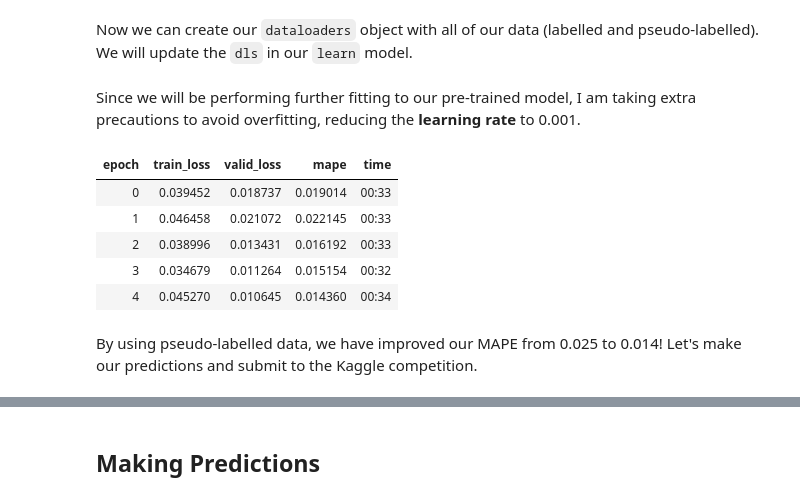
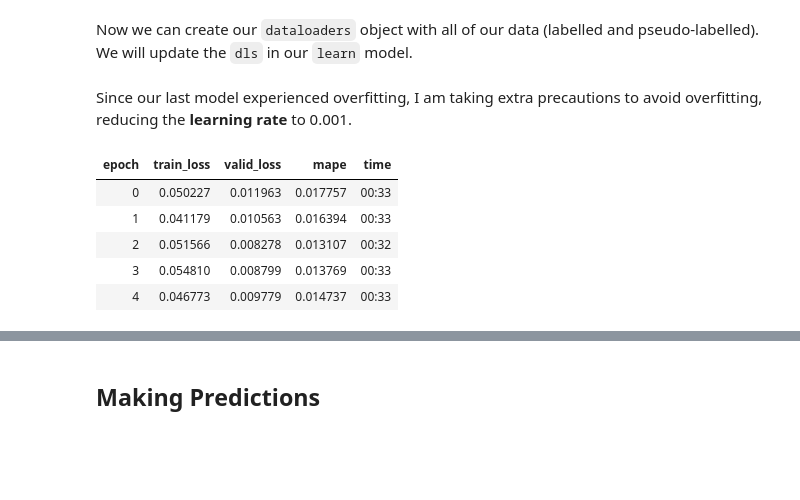
Before and after one commit to frank-895/machine_learning_journey, a Jupyter notebook: predict_sticker_sales/sticker_sales.ipynb, the cells around one changed output, grey strips where cells are left out. Cells and saved outputs as stored; diff of their text form; code cells hidden in the pictures; blank space fills up the shorter version.

Commit message:
Added weight decay to the model.

```diff
--- a/predict_sticker_sales/sticker_sales.ipynb
+++ b/predict_sticker_sales/sticker_sales.ipynb
@@ -429,17 +431,15 @@ dls_combined = TabularPandas(
     y_names='num_sold'
 ).dataloaders(path='.')
 
-learn.dls = dls_combined
+learn = tabular_learner(dls_combined, metrics=[mape])
 # %% [markdown]
-Since we will be performing further fitting to our pre-trained model, I am taking extra precautions to avoid overfitting, reducing the **learning rate** to 0.001.
+Since our last model experienced overfitting, I am taking extra precautions to avoid overfitting, reducing the **learning rate** to 0.001.
 # %%
-learn.fit(5, 0.001)
+learn.fit(5, 0.001, wd=0.01)
 # %% [output]
 | epoch | train_loss | valid_loss | mape | time |
-| 0 | 0.039452 | 0.018737 | 0.019014 | 00:33 |
-| 1 | 0.046458 | 0.021072 | 0.022145 | 00:33 |
-| 2 | 0.038996 | 0.013431 | 0.016192 | 00:33 |
-| 3 | 0.034679 | 0.011264 | 0.015154 | 00:32 |
-| 4 | 0.045270 | 0.010645 | 0.014360 | 00:34 |
+| 0 | 0.050227 | 0.011963 | 0.017757 | 00:33 |
+| 1 | 0.041179 | 0.010563 | 0.016394 | 00:33 |
+| 2 | 0.051566 | 0.008278 | 0.013107 | 00:32 |
+| 3 | 0.054810 | 0.008799 | 0.013769 | 00:33 |
+| 4 | 0.046773 | 0.009779 | 0.014737 | 00:33 |
-# %% [markdown]
-By using pseudo-labelled data, we have improved our MAPE from 0.025 to 0.014! Let's make our predictions and submit to the Kaggle competition.
```
Also changed, not shown: parts of 8 cells of this notebook.
